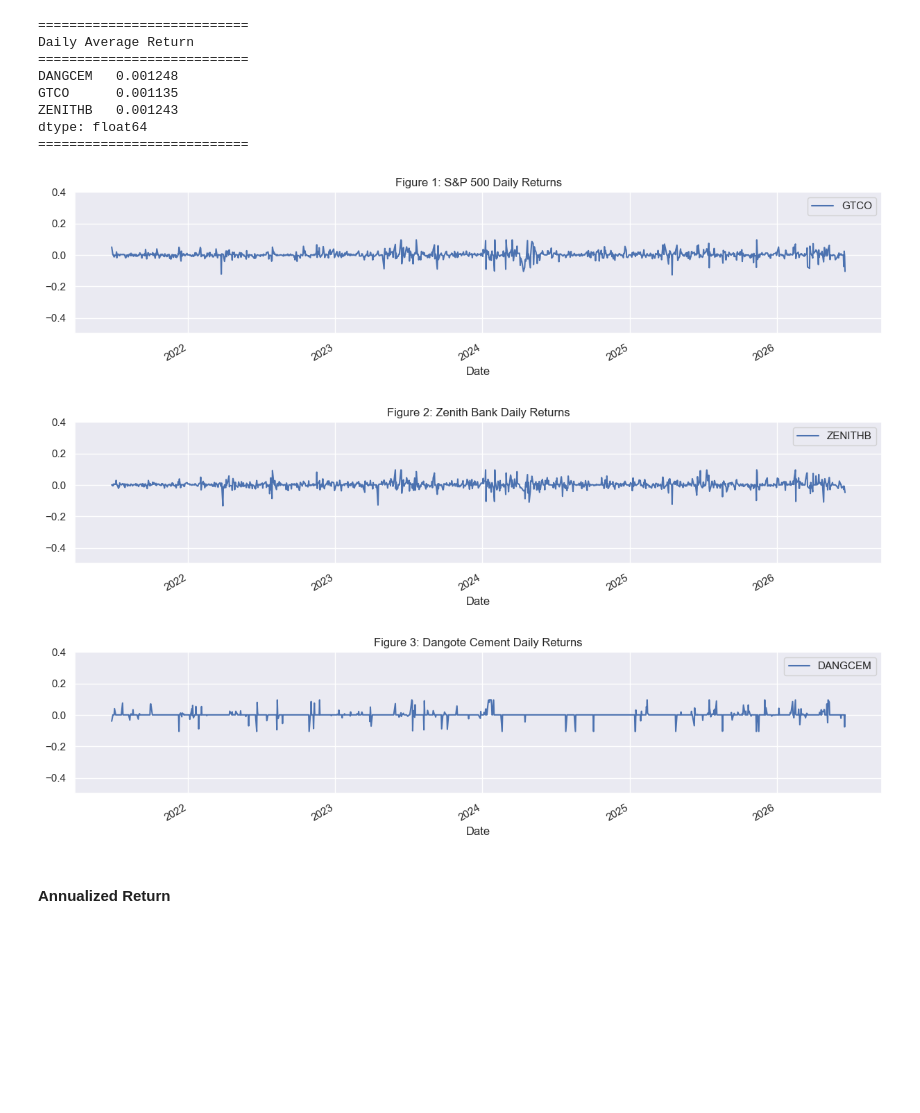
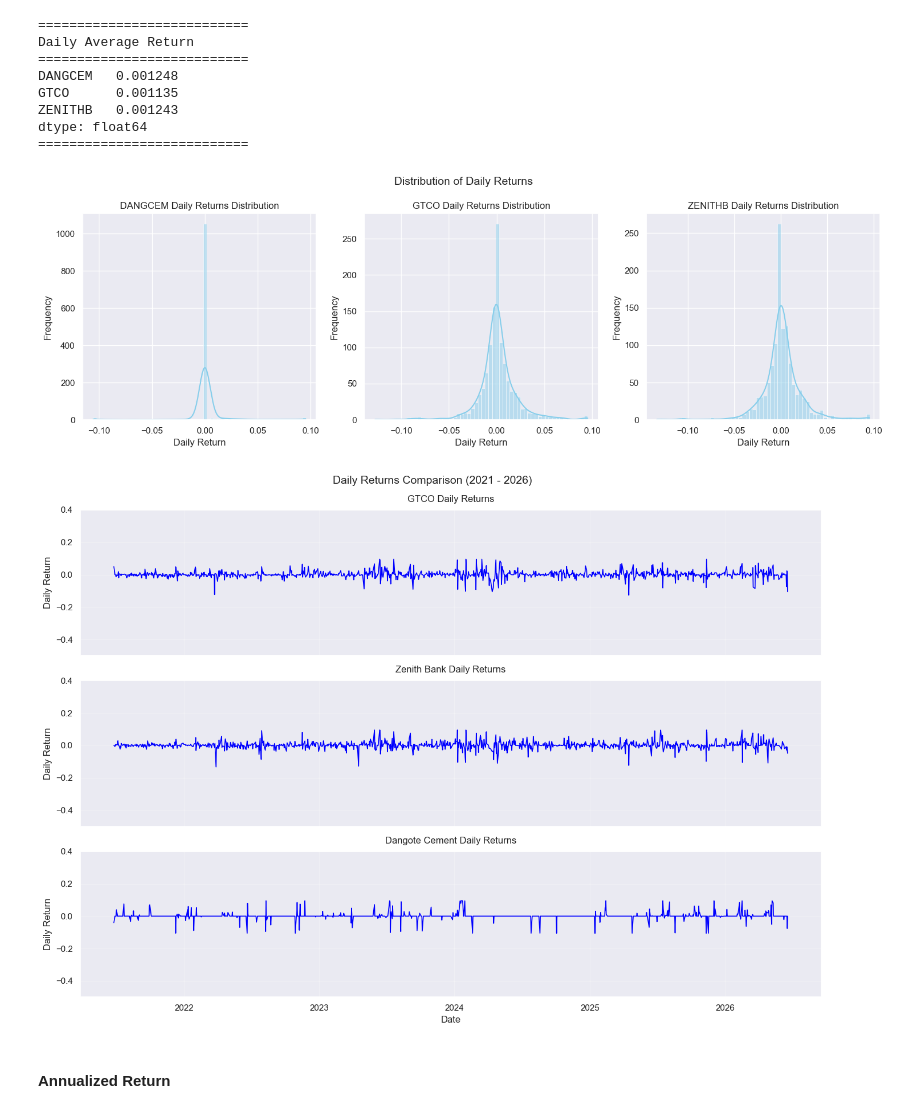
Before and after one commit to emycodesanalytics/finance-data-projects, a Jupyter notebook: 01-equities-performance-analysis/notebooks/equities_performance_analysis.ipynb, the cells around one changed output. Saved outputs shown, nothing was run; the diff lists cells and outputs as text; code cells hidden in the pictures; blank space fills up the shorter version.

Commit message:
feat: add some visualizations

```diff
--- a/01-equities-performance-analysis/notebooks/equities_performance_analysis.ipynb
+++ b/01-equities-performance-analysis/notebooks/equities_performance_analysis.ipynb
@@ -188,18 +180,49 @@ GTCO      0.001135
 ZENITHB   0.001243
 dtype: float64
 ===========================
+# %%
+fig, axes = plt.subplots(1, 3, figsize=(15, 5))
+
+for i, stock in enumerate(returns.columns):
+    sns.histplot(returns[stock], kde=True, bins=60, ax=axes[i], color='skyblue')
+    axes[i].set_title(f'{stock} Daily Returns Distribution')
+    axes[i].set_xlabel('Daily Return')
+    axes[i].set_ylabel('Frequency')
+
+plt.suptitle('Distribution of Daily Returns', fontsize=14)
+plt.tight_layout()
+plt.show()
+# %% [output]
+[figure, added]
 # %%
-ax1 = returns.plot(figsize=(15, 3), y="GTCO", title="Figure 1: S&P 500 Daily Returns")
-ax2 = returns.plot(figsize=(15, 3), y="ZENITHB", title="Figure 2: Zenith Bank Daily Returns")
-ax3= returns.plot(figsize=(15, 3), y="DANGCEM", title="Figure 3: Dangote Cement Daily Returns")
-# Set y-axis limits for both plots
-ax1.set_ylim(-0.5, 0.4)
-ax2.set_ylim(-0.5, 0.4)
-ax3.set_ylim(-0.5, 0.4);
+# ax1 = returns.plot(figsize=(15, 3), y="GTCO", title="Figure 1: S&P 500 Daily Returns")
+# ax2 = returns.plot(figsize=(15, 3), y="ZENITHB", title="Figure 2: Zenith Bank Daily Returns")
+# ax3= returns.plot(figsize=(15, 3), y="DANGCEM", title="Figure 3: Dangote Cement Daily Returns")
+# # Set y-axis limits for both plots
+# ax1.set_ylim(-0.5, 0.4)
+# ax2.set_ylim(-0.5, 0.4)
+# ax3.set_ylim(-0.5, 0.4);
+
+# === CLEAN & PROFESSIONAL DAILY RETURNS PLOTS ===
+
+fig, axes = plt.subplots(3, 1, figsize=(14, 10), sharex=True)
+
+stocks = ['GTCO', 'ZENITHB', 'DANGCEM']
+titles = ['GTCO Daily Returns', 'Zenith Bank Daily Returns', 'Dangote Cement Daily Returns']
+
+for i, stock in enumerate(stocks):
+    axes[i].plot(returns.index, returns[stock], color='blue', linewidth=1.2)
+    axes[i].set_title(titles[i], fontsize=12, pad=10)
+    axes[i].set_ylabel('Daily Return')
+    axes[i].grid(True, alpha=0.3)
+    axes[i].set_ylim(-0.5, 0.4)
+
+plt.suptitle('Daily Returns Comparison (2021 - 2026)', fontsize=14, y=0.98)
+plt.xlabel('Date')
+plt.tight_layout()
+plt.show()
 # %% [output]
-[figure, old version]
+[figure, new version]
-[figure, removed]
-[figure, removed]
 # %% [markdown]
 #### Annualized Return
 # %%
```
Also changed, not shown: parts of 14 cells of this notebook.
